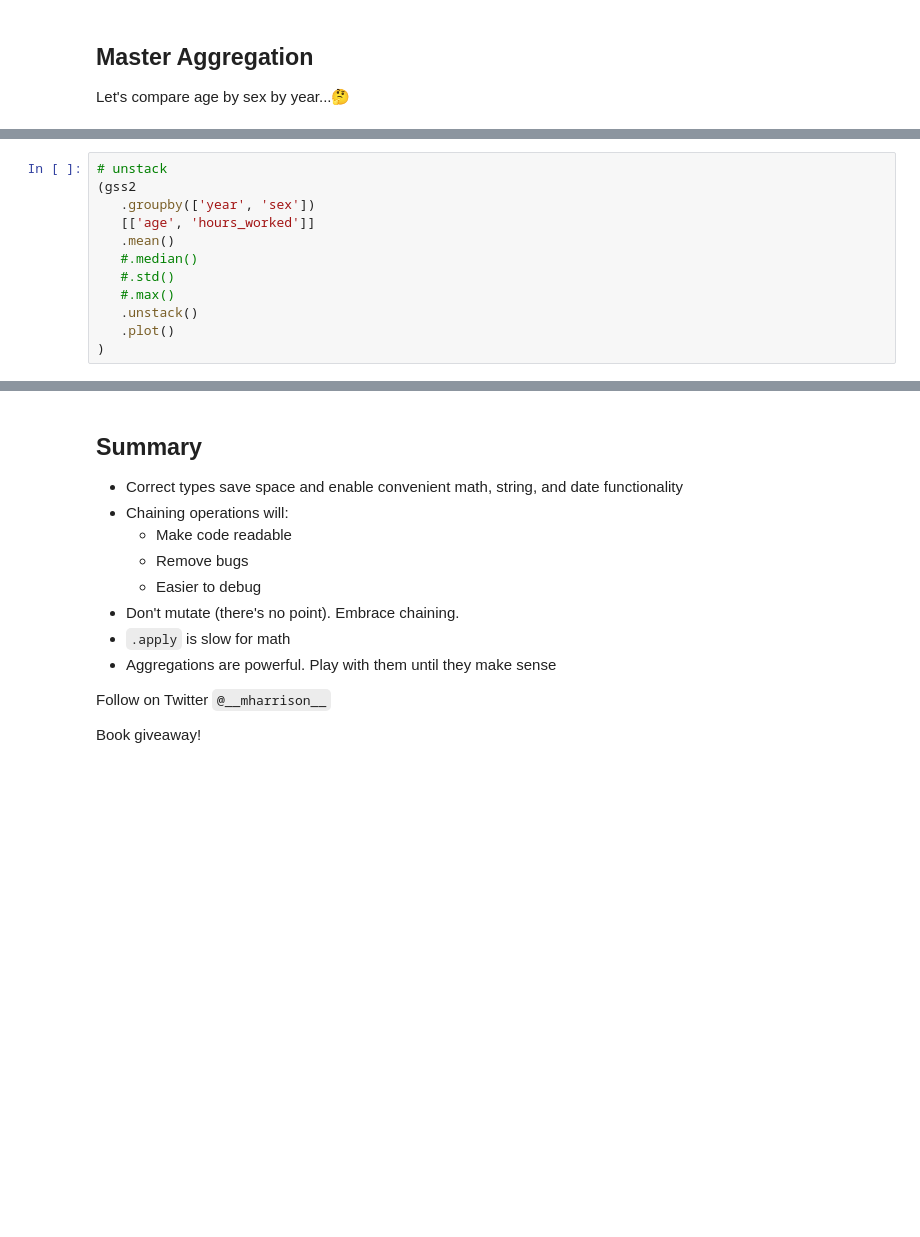
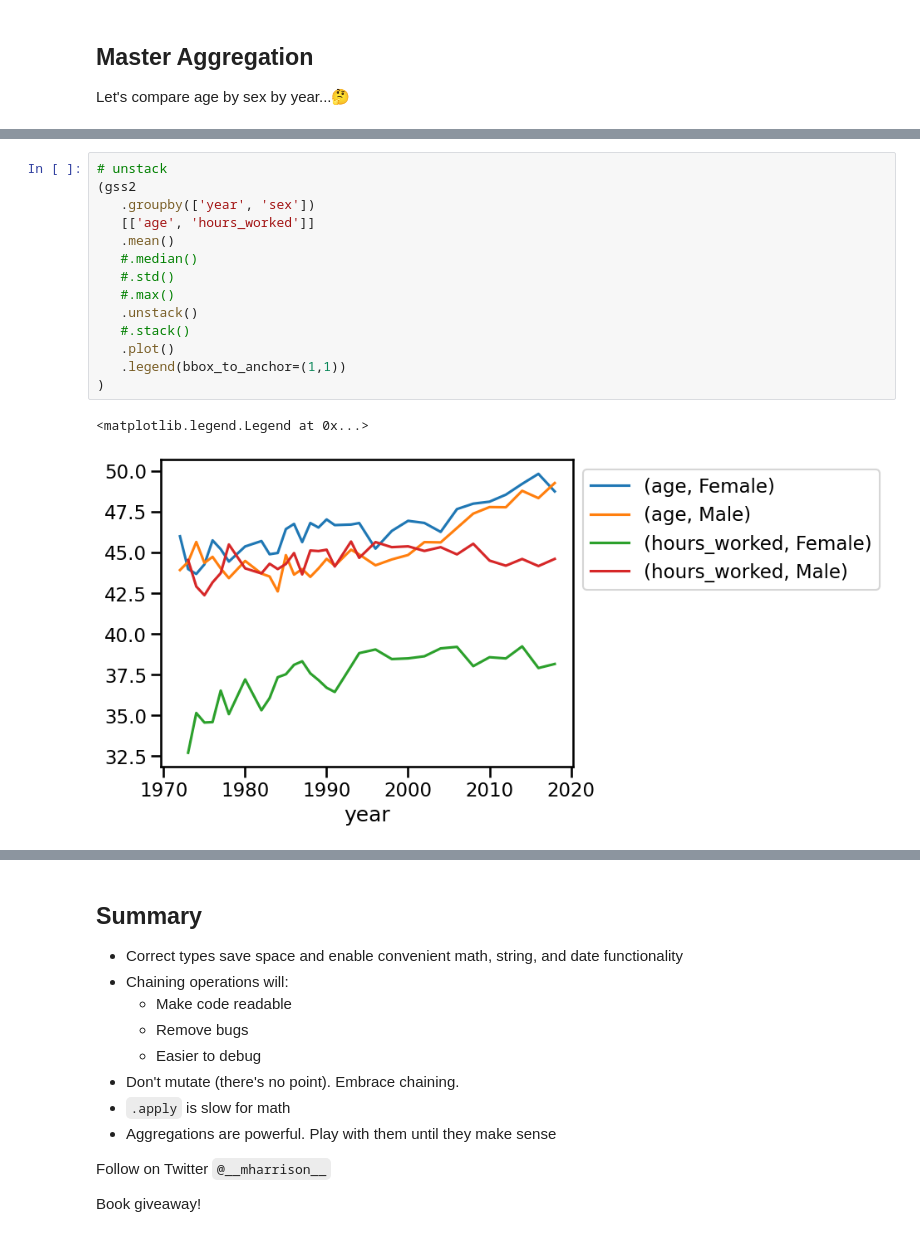
Before and after one commit to mattharrison/pearson-pandas-best-practices, a Jupyter notebook: pandas-best-practices.ipynb, the cells around one changed output, grey strips where cells are left out. Saved outputs shown, nothing was run; the diff lists cells and outputs as text; blank space fills up the shorter version.

```diff
--- a/pandas-best-practices.ipynb
+++ b/pandas-best-practices.ipynb
@@ -657,15 +1538,20 @@ plt.plot(range(10))
 # %%
 # unstack
 (gss2
    .groupby(['year', 'sex'])
    [['age', 'hours_worked']]
    .mean()
    #.median()
    #.std()
    #.max()
    .unstack()
+   #.stack()
    .plot()
+   .legend(bbox_to_anchor=(1,1))
 )
+# %% [output]
+<matplotlib.legend.Legend at 0x...>
+[figure, added]
 # %%
 (gss2
    .groupby(['year', 'sex'])
```
Also changed, not shown: parts of 99 cells of this notebook.
